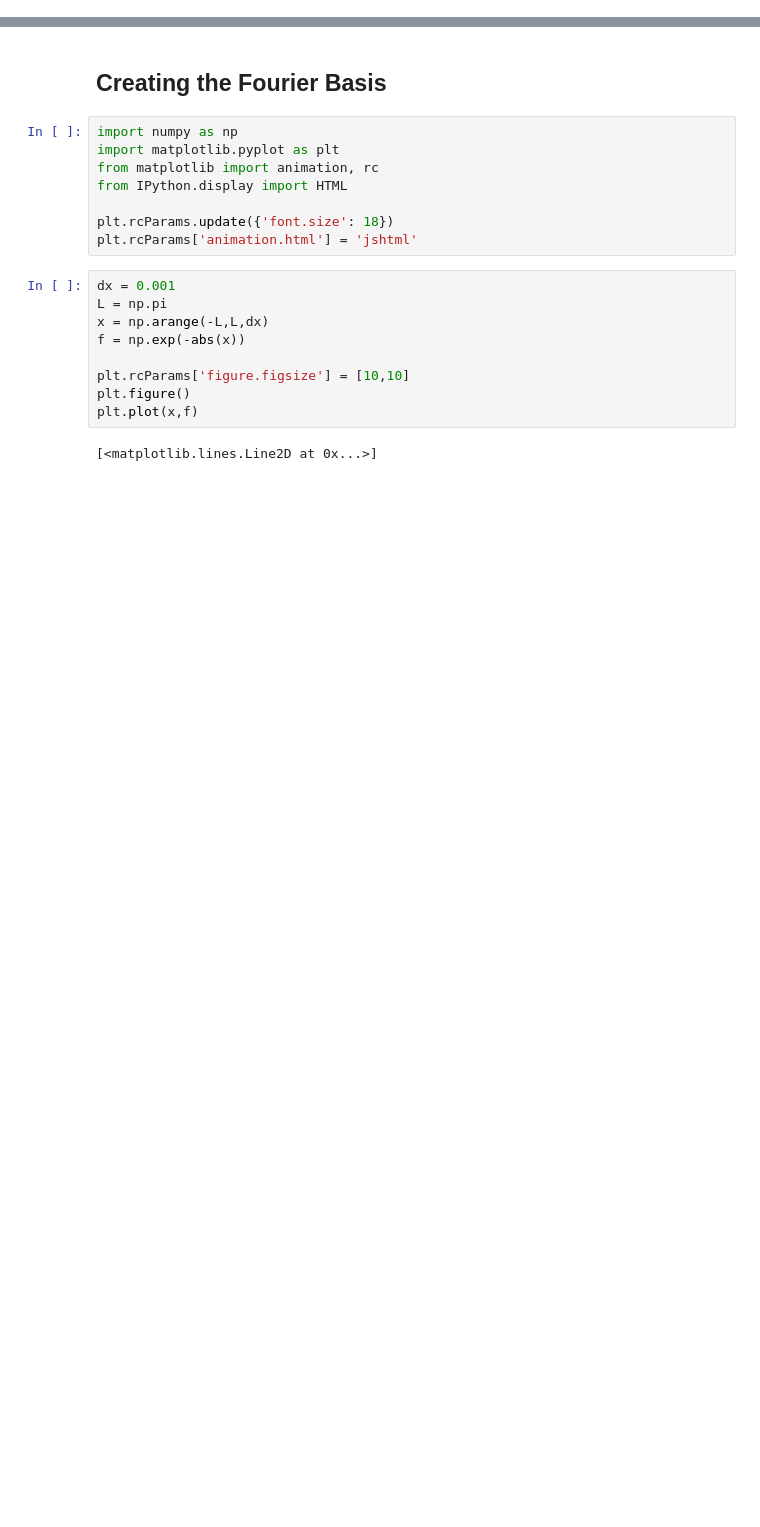
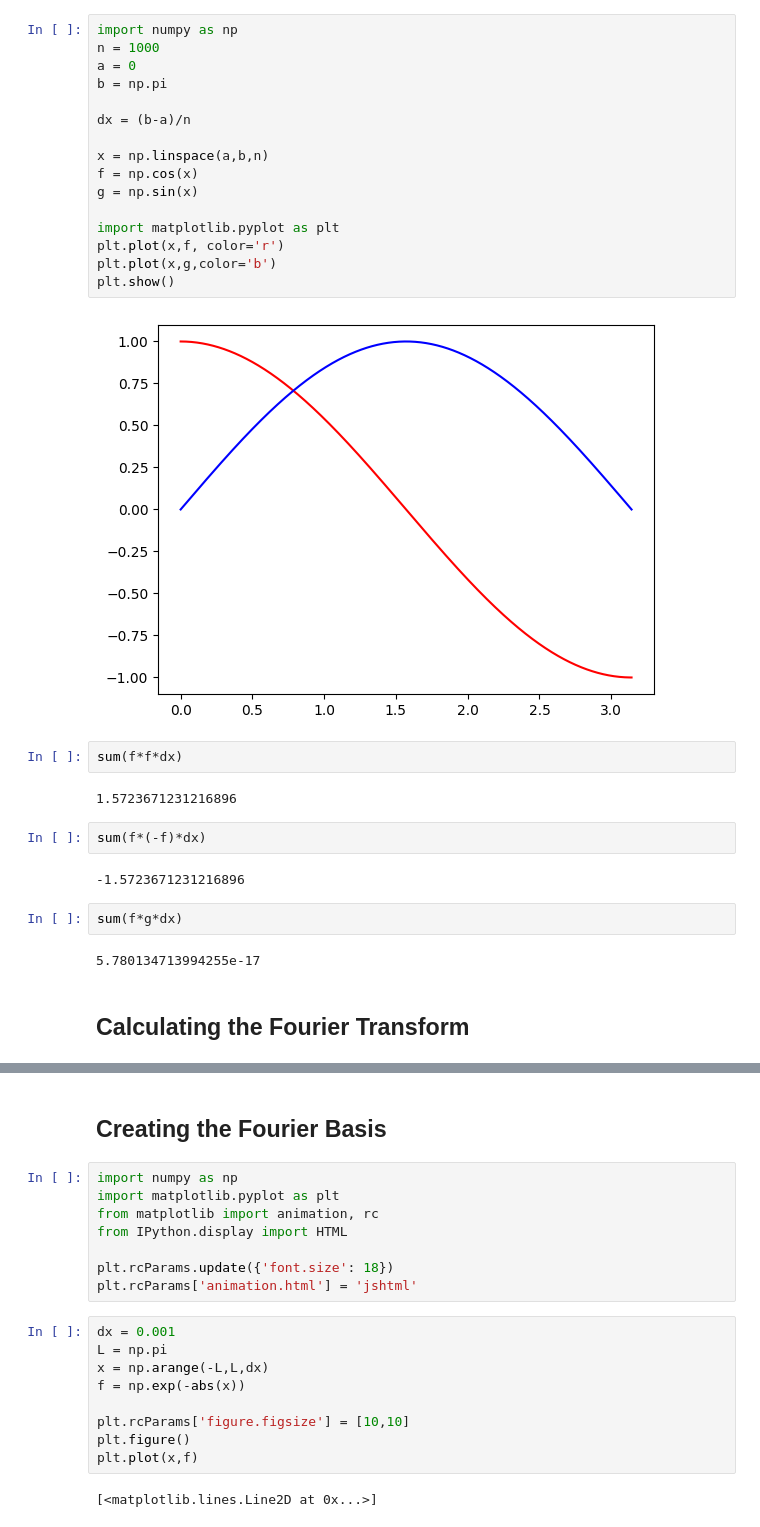
Before and after one commit to drolsonmi/math3280, a Jupyter notebook: Notes/3280_09_Fourier.ipynb, the cells around one changed output, grey strips where cells are left out. Saved outputs shown, nothing was run; the diff lists cells and outputs as text; blank space fills up the shorter version.

```diff
--- a/Notes/3280_09_Fourier.ipynb
+++ b/Notes/3280_09_Fourier.ipynb
@@ -26,3 +65,35 @@ The __Fast-Fourier Transform (FFT)__ is the method of calculating a fourier seri
+# %%
+import numpy as np
+n = 1000
+a = 0
+b = np.pi
+
+dx = (b-a)/n
+
+x = np.linspace(a,b,n)
+f = np.cos(x)
+g = np.sin(x)
+
+import matplotlib.pyplot as plt
+plt.plot(x,f, color='r')
+plt.plot(x,g,color='b')
+plt.show()
+# %% [output]
+[figure, added]
+# %%
+sum(f*f*dx)
+# %% [output]
+1.5723671231216896
+# %%
+sum(f*(-f)*dx)
+# %% [output]
+-1.5723671231216896
+# %%
+sum(f*g*dx)
+# %% [output]
+5.780134713994255e-17
+# %% [markdown]
+## Calculating the Fourier Transform
 # %% [markdown]
 Let $f(x)$ be defined on the interval $[-\pi,\pi]$.
 $$f(x) = \frac{A_0}{2} + \sum_{k=1}^\infty\left(A_k \cos(kx) + B_k \sin(kx)\right)$$
```
Also changed, not shown: parts of 12 cells of this notebook, 2 other files.
